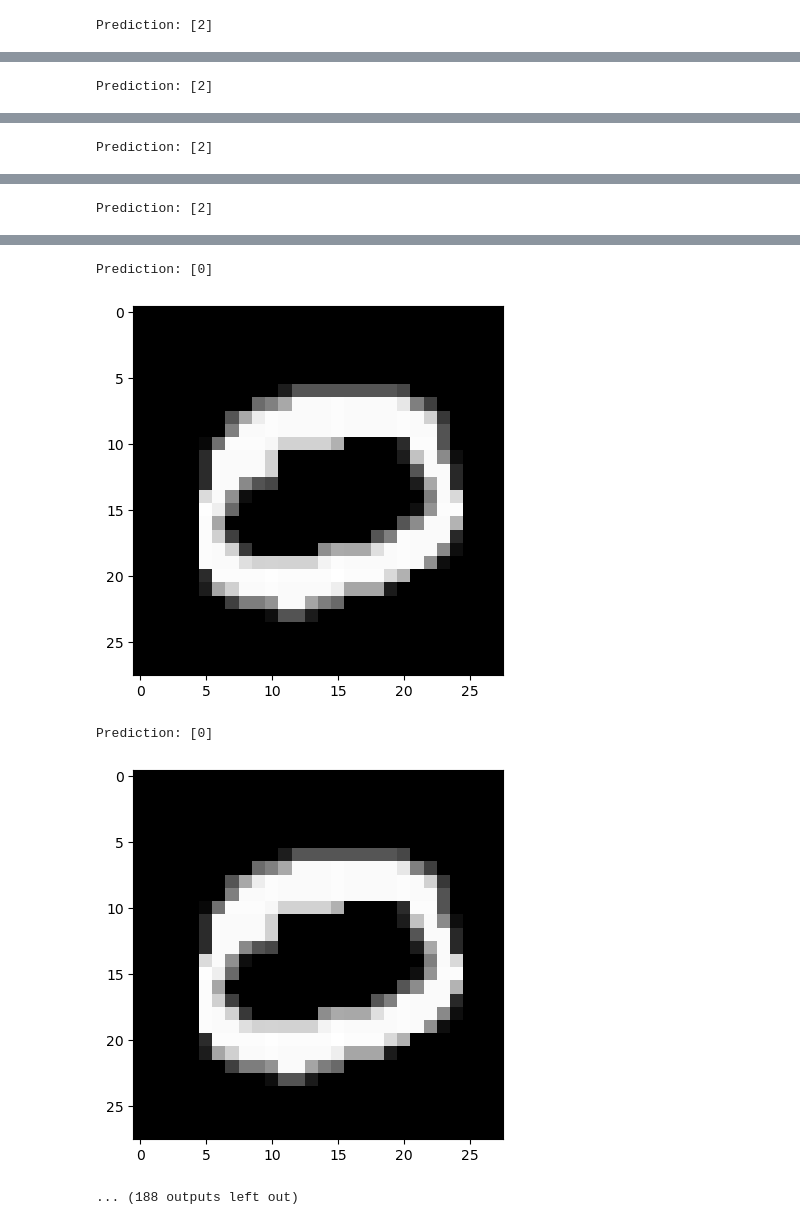
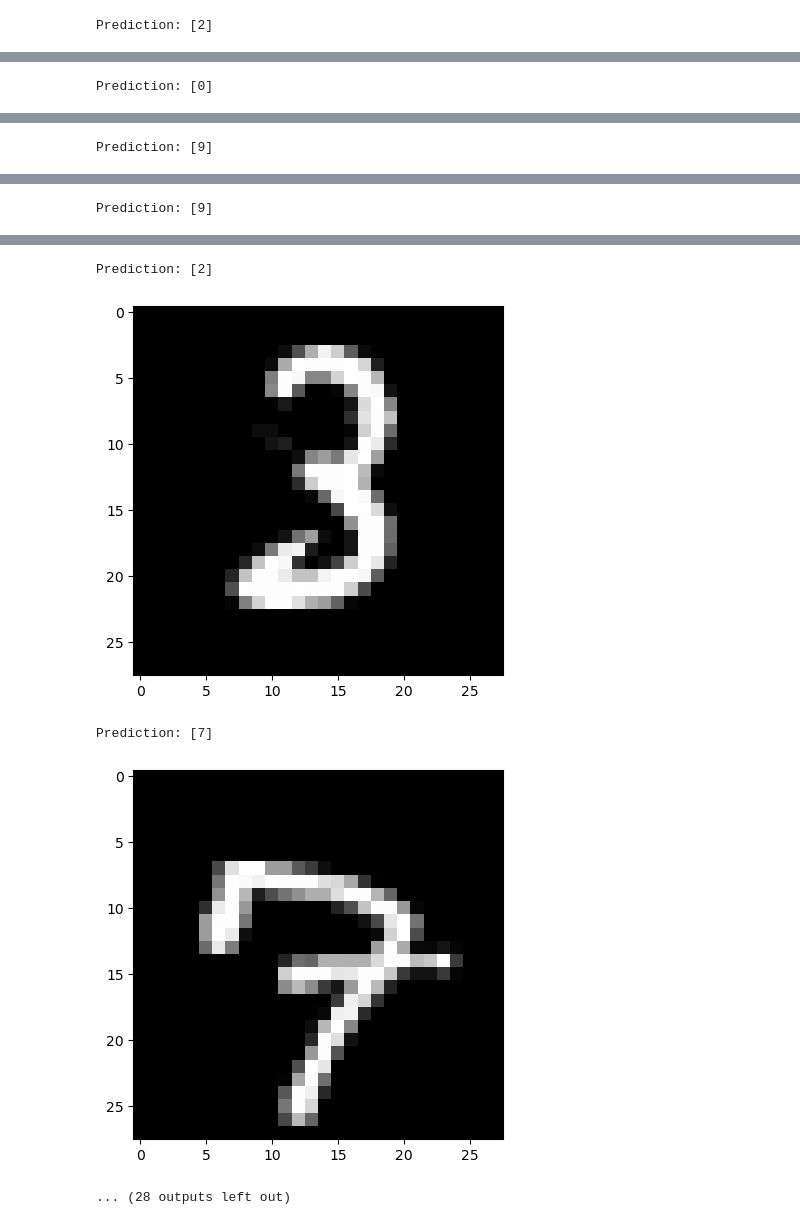
Before and after one commit to Mwauracollins/np_mnist_digits, a Jupyter notebook: digit_recognizer.ipynb, the cells around one changed output, grey strips where cells are left out. Drawn from its saved outputs; the diff is of its cells as text; code cells hidden in the pictures.

Commit message:
Minor changes -> train(); memory management

```diff
--- a/digit_recognizer.ipynb
+++ b/digit_recognizer.ipynb
@@ -35,8 +34,6 @@ np.random.shuffle(dev_data)
 X_dev = dev_data[:] / 255
 # %%
-input_size = m
-hidden_size = 16
-output_size = 10
+
 class NeuralNetwork:
     def __init__(self, input_size, hidden_size, output_size, learning_rate):
         """
@@ -70,14 +67,14 @@ class NeuralNetwork:
             List of numpy arrays: Initialized weights and biases.
         """
         # Calculate the scaling factor for weight initialization using He initialization
-        factor = np.sqrt(2 / input_size)
+        factor = np.sqrt(2 / self.input_size)
 
-        W1 = np.random.rand(hidden_size, input_size) * factor
-        b1 = np.random.rand(hidden_size, 1) * factor
-        W2 = np.random.rand(hidden_size, hidden_size) * factor
-        b2 = np.random.rand(hidden_size, 1) * factor
-        W3 = np.random.rand(output_size, hidden_size) * factor
-        b3 = np.random.rand(output_size, 1) * factor
+        W1 = np.random.rand(self.hidden_size, self.input_size) * factor
+        b1 = np.random.rand(self.hidden_size, 1) * factor
+        W2 = np.random.rand(self.hidden_size, self.hidden_size) * factor
+        b2 = np.random.rand(self.hidden_size, 1) * factor
+        W3 = np.random.rand(self.output_size, self.hidden_size) * factor
+        b3 = np.random.rand(self.output_size, 1) * factor
 
         return W1, b1, W2, b2, W3, b3
     @staticmethod
@@ -108,7 +105,7 @@ class NeuralNetwork:
     # @staticmethod
     # def sigmoid(Z):
     #     return 1/(1+np.exp(-Z))
-    #
+    # @staticmethod
     # def sigmoid_derivative(Z):
     #     return 1/(1+np.exp(-Z))
     #
@@ -209,9 +206,8 @@ class NeuralNetwork:
         Trains the NN with gradient descent
         """
         for i in range(num_iterations):
-            Z1, A1, Z2, A2, Z3, A3 = self.forward_propagation(X_train)
-            dW1, db1, dW2, db2, dW3, db3 = self.backpropagation(X, Y)
             self.update_parameters(X, Y)
+            A3 = self.forward_propagation(X)[-1]
 
             if i % 10 == 0:
                 print("Iteration:", i)
@@ -259,11 +258,8 @@ nn.test_prediction(index=12912, X=X_test, Y=Y_train)
 # %%
-_, index = X_dev.shape
-for i in range(index):
-    nn.test_prediction(index=i, X=X_dev, Y=0)
-    nn.test_prediction(index=i, X=X_dev, Y=0)
-    nn.test_prediction(index=i, X=X_dev, Y=0)
-    nn.test_prediction(index=i, X=X_dev, Y=0)
+
+for i in range(20):
+    nn.test_prediction(index=i, X=X_dev)
 # %% [output]
 Prediction: [2]
 [figure]
-Prediction: [2]
+Prediction: [0]
@@ -271 +267 @@ Prediction: [2]
-Prediction: [2]
+Prediction: [9]
@@ -273 +269 @@ Prediction: [2]
-Prediction: [2]
+Prediction: [9]
@@ -275,5 +271,5 @@ Prediction: [2]
-Prediction: [0]
+Prediction: [2]
-[figure, old version]
+[figure, new version]
-Prediction: [0]
+Prediction: [7]
-[figure, old version]
+[figure, new version]
-... (188 outputs left out)
+... (28 outputs left out)
```
Also changed, not shown: parts of 4 cells of this notebook.
